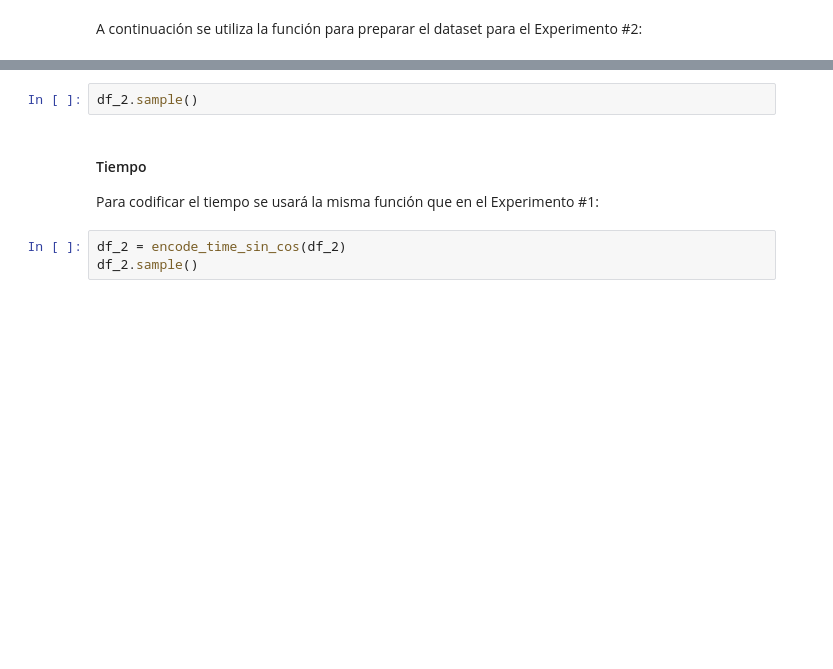
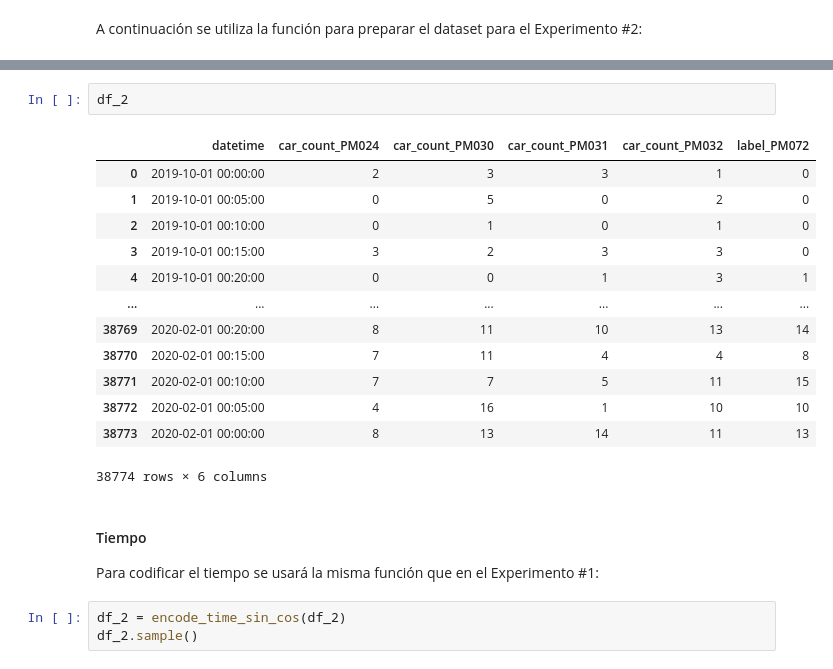
Before and after one commit to albertopmp/TFG, a Jupyter notebook: src/TrafficFlow.ipynb, the cells around one changed output, grey strips where cells are left out. Cells and saved outputs as stored; diff of their text form; blank space fills up the shorter version.

```diff
--- a/src/TrafficFlow.ipynb
+++ b/src/TrafficFlow.ipynb
@@ -1039,5 +1010,19 @@ df_2 = prepare_df(df_2, sensors_list, 'PM072', x = 5)
 # %%
-df_2.sample()
+df_2
+# %% [output]
+|  | datetime | car_count_PM024 | car_count_PM030 | car_count_PM031 | car_count_PM032 | label_PM072 |
+| 0 | 2019-10-01 00:00:00 | 2 | 3 | 3 | 1 | 0 |
+| 1 | 2019-10-01 00:05:00 | 0 | 5 | 0 | 2 | 0 |
+| 2 | 2019-10-01 00:10:00 | 0 | 1 | 0 | 1 | 0 |
+| 3 | 2019-10-01 00:15:00 | 3 | 2 | 3 | 3 | 0 |
+| 4 | 2019-10-01 00:20:00 | 0 | 0 | 1 | 3 | 1 |
+| ... | ... | ... | ... | ... | ... | ... |
+| 38769 | 2020-02-01 00:20:00 | 8 | 11 | 10 | 13 | 14 |
+| 38770 | 2020-02-01 00:15:00 | 7 | 11 | 4 | 4 | 8 |
+| 38771 | 2020-02-01 00:10:00 | 7 | 7 | 5 | 11 | 15 |
+| 38772 | 2020-02-01 00:05:00 | 4 | 16 | 1 | 10 | 10 |
+| 38773 | 2020-02-01 00:00:00 | 8 | 13 | 14 | 11 | 13 |
+38774 rows × 6 columns
 # %% [markdown]
 #### Tiempo
 
```
Also changed, not shown: parts of 50 cells of this notebook.
